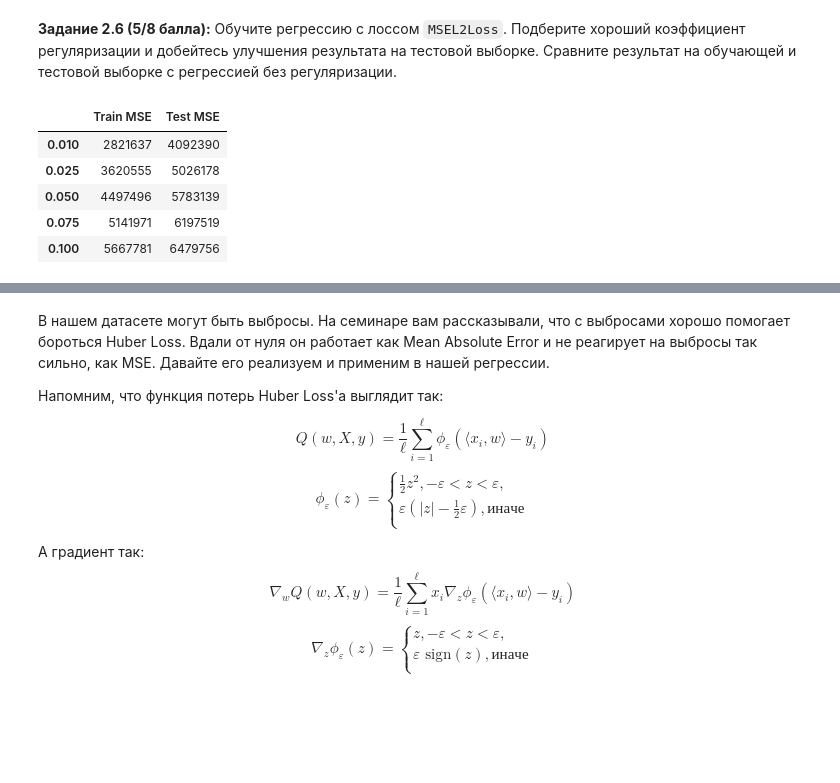
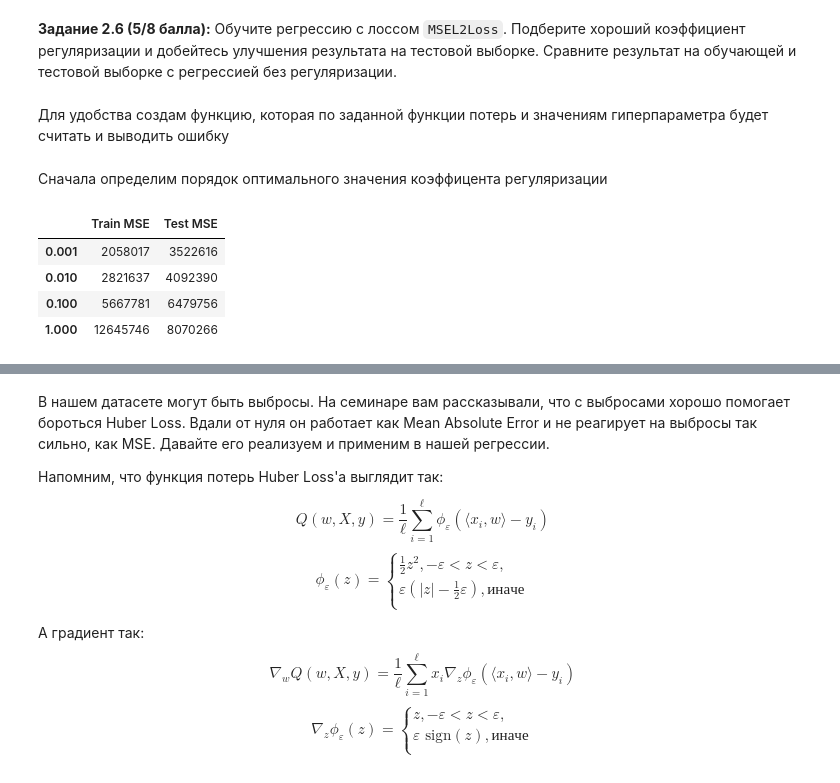
Before and after one commit to vctriusss/iad-ds-homeworks, a Jupyter notebook: hw05_gd.ipynb, the cells around one changed output, grey strips where cells are left out. Saved outputs shown, nothing was run; the diff lists cells and outputs as text; code cells hidden in the pictures; blank space fills up the shorter version.

```diff
--- a/hw05_gd.ipynb
+++ b/hw05_gd.ipynb
@@ -747,7 +758,7 @@ class MSEL2Loss(BaseLoss):
         :output: число -- значения функции потерь
         """
         loss = np.square(X @ w - y).mean()
-        reg = self.coef * (np.sum(np.square(w[:-1])))
+        reg = self.coef * np.sum(np.square(w[:-1]))
 
         return loss + reg
 
@@ -785,15 +788,28 @@ for l in lambdas:
+# %% [markdown]
+Для удобства создам функцию, которая по заданной функции потерь и значениям гиперпараметра будет считать и выводить ошибку
 # %%
-train, test = [], []
+def show_errors_for_loss(loss: BaseLoss, params: Iterable):
+    lrs = []
 
-for lr in lrs:
-    train.append(int(mean_squared_error(lr.predict(X_train), y_train)))
-    test.append(int(mean_squared_error(lr.predict(X_test), y_test)))
+    for p in params:
+        lr = LinearRegression(loss(p))
+        lr.fit(X_train, y_train)
+        lrs.append(lr)
 
-pd.DataFrame({'Train MSE': train, 'Test MSE': test}, index=lambdas)
+    train, test = [], []
+
+    for lr in lrs:
+        train.append(int(mean_squared_error(lr.predict(X_train), y_train)))
+        test.append(int(mean_squared_error(lr.predict(X_test), y_test)))
+
+    display(pd.DataFrame({'Train MSE': train, 'Test MSE': test}, index=params))
-# %% [output]
-|  | Train MSE | Test MSE |
-| 0.010 | 2821637 | 4092390 |
-| 0.025 | 3620555 | 5026178 |
-| 0.050 | 4497496 | 5783139 |
-| 0.075 | 5141971 | 6197519 |
-| 0.100 | 5667781 | 6479756 |
+# %% [markdown]
+Сначала определим порядок оптимального значения коэффицента регуляризации
+# %%
+show_errors_for_loss(MSEL2Loss, [0.001, 0.01, 0.1, 1])
+# %% [output]
+|  | Train MSE | Test MSE |
+| 0.001 | 2058017 | 3522616 |
+| 0.010 | 2821637 | 4092390 |
+| 0.100 | 5667781 | 6479756 |
+| 1.000 | 12645746 | 8070266 |
```
Also changed, not shown: parts of 25 cells of this notebook.
